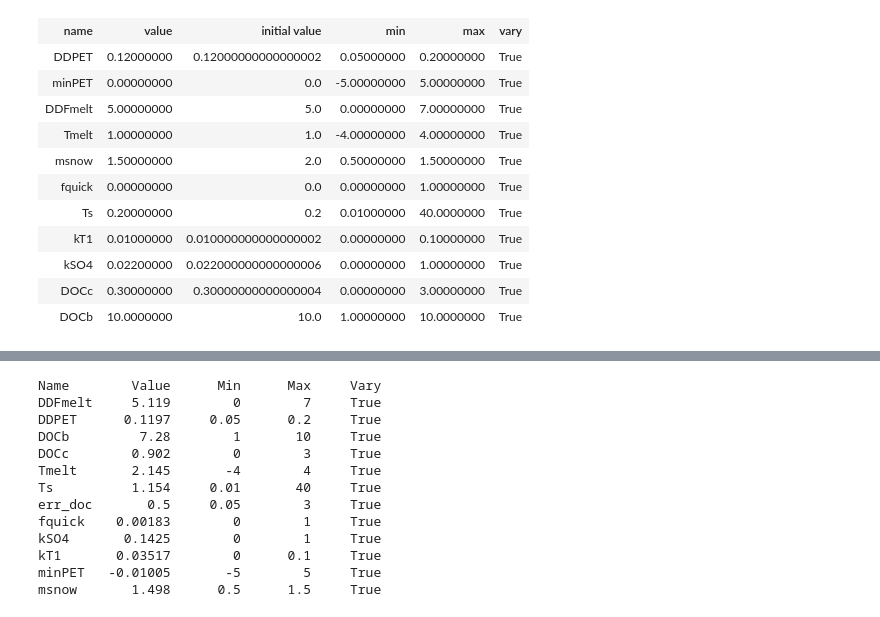
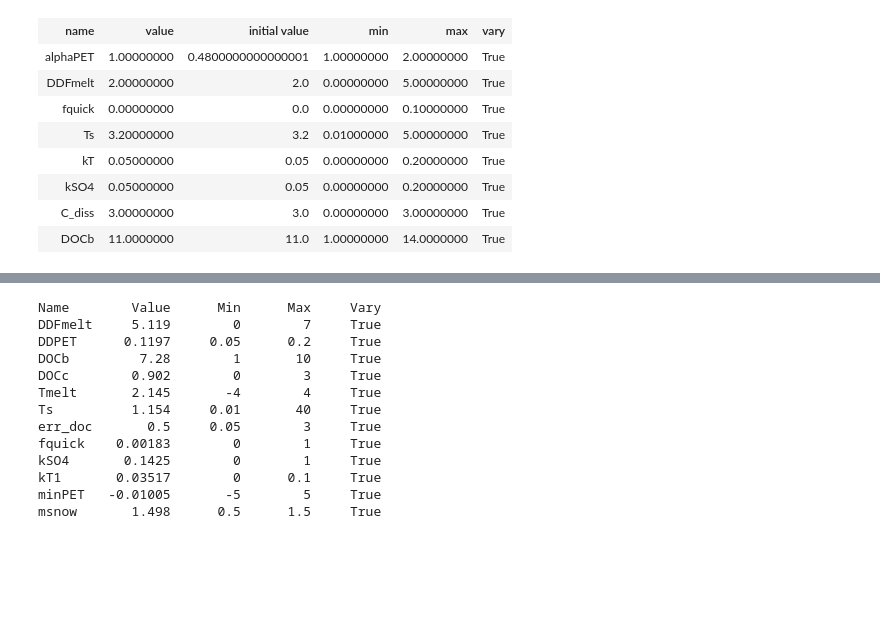
Before and after one commit to NIVANorge/Mobius, a Jupyter notebook: PythonWrapper/RegionalSimplyC/SimplyC_calibration_regional.ipynb, the cells around one changed output, grey strips where cells are left out. Drawn from its saved outputs; the diff is of its cells as text; code cells hidden in the pictures; blank space fills up the shorter version.

```diff
--- a/PythonWrapper/RegionalSimplyC/SimplyC_calibration_regional.ipynb
+++ b/PythonWrapper/RegionalSimplyC/SimplyC_calibration_regional.ipynb
@@ -24,8 +24,10 @@ wr.initialize('..\..\Applications\SimplyC\SimplyC.dll')
 calib_fpath = (r"..\mobius_calib_uncert_lmfit.py")
 cu = imp.load_source('mobius_calib_uncert_lmfit', calib_fpath)
 # %%
+location = 'Langtjern'   #Choose from Storgama, Langtjern, Birkenes
+
 # Load dataset
-dataset = wr.DataSet.setup_from_parameter_and_input_files('../../Applications/SimplyC/Storgama/params_Storgama_conc_based_creation.dat',
-                                                          '../../Applications/SimplyC/Storgama/inputs_Storgama.dat')
+dataset = wr.DataSet.setup_from_parameter_and_input_files('../../Applications/SimplyC/%s/params_%s_regional.dat' % (location, location),
+                                                          '../../Applications/SimplyC/%s/inputs_%s.dat' % (location, location))
 # %%
 # List of simulated and observed variables to investigate for Morsa
@@ -72,8 +82,10 @@ Number of observations: 1360
 # %%
 # Get params to be calibrated
 vars = [
-    0,1,3,4,5,6,13,
-    24,25,26,27
+    2, 6,                #hydrology-related
+    9, 16,               #hydrology-related
+    #21, 22,              #lake-related (Storgama only)
+    26, 27, 28, 29       #carbon-related
 ]
 
 calib_df = param_df.loc[vars].reset_index(drop=True)
@@ -118,36 +113,24 @@ calib_df['short_name'] = [
 params = cu.parameter_df_to_lmfit(calib_df)
 
 
-params['kT1'].min = 0.0
-params['kT1'].max = 0.1
-#params['kT2'].min = -0.1
-#params['kT2'].max = 0.5
+params['kT'].min = 0.0
+params['kT'].max = 0.2
 
 params['kSO4'].min = 0.0
-params['kSO4'].max = 1.0
+params['kSO4'].max = 0.2
 
-#params['Fc'].max = 200.0
-params['DOCc'].max = 3.0
+params['C_diss'].max = 3.0
+
 params['DOCb'].min = 1.0
-params['DOCb'].max = 10.0
+params['DOCb'].max = 14.0
 
-#params['cEq'].min = 1.0
-#params['cEq'].max = 1000.0
 
-# Optionally refine prior ranges
-#params['DDFmelt'].min = 0.05
-#params['DDFmelt'].max = 4
+params['fquick'].min = 0.0
+params['fquick'].max = 0.1
 
-#params['fquick'].min = 0.0
-#params['fquick'].max = 0.2
+params['Ts'].max = 5.0
 
-#params['Ts'].max = 15
-
-#params['T_g'].max = 200
-
-#params['DOCsoilT'].max = 2.0
-
-params['DDFmelt'].max = 7.0
+#params['alphaPET'].max = 3.0
 
 params
 # %% [output]
@@ -156,17 +137,14 @@ WARNING: Parameter 'DDFmelt' was initialised at the limit of its range. Gradient
 WARNING: Parameter 'fquick' was initialised at the limit of its range. Gradient-based optimisers find this difficult.
          Consider setting (min < value < max) instead?
 | name | value | initial value | min | max | vary |
-| DDPET | 0.12000000 | 0.12000000000000002 | 0.05000000 | 0.20000000 | True |
-| minPET | 0.00000000 | 0.0 | -5.00000000 | 5.00000000 | True |
-| DDFmelt | 5.00000000 | 5.0 | 0.00000000 | 7.00000000 | True |
-| Tmelt | 1.00000000 | 1.0 | -4.00000000 | 4.00000000 | True |
-| msnow | 1.50000000 | 2.0 | 0.50000000 | 1.50000000 | True |
-| fquick | 0.00000000 | 0.0 | 0.00000000 | 1.00000000 | True |
-| Ts | 0.20000000 | 0.2 | 0.01000000 | 40.0000000 | True |
-| kT1 | 0.01000000 | 0.010000000000000002 | 0.00000000 | 0.10000000 | True |
-| kSO4 | 0.02200000 | 0.022000000000000006 | 0.00000000 | 1.00000000 | True |
-| DOCc | 0.30000000 | 0.30000000000000004 | 0.00000000 | 3.00000000 | True |
-| DOCb | 10.0000000 | 10.0 | 1.00000000 | 10.0000000 | True |
+| alphaPET | 1.00000000 | 0.4800000000000001 | 1.00000000 | 2.00000000 | True |
+| DDFmelt | 2.00000000 | 2.0 | 0.00000000 | 5.00000000 | True |
+| fquick | 0.00000000 | 0.0 | 0.00000000 | 0.10000000 | True |
+| Ts | 3.20000000 | 3.2 | 0.01000000 | 5.00000000 | True |
+| kT | 0.05000000 | 0.05 | 0.00000000 | 0.20000000 | True |
+| kSO4 | 0.05000000 | 0.05 | 0.00000000 | 0.20000000 | True |
+| C_diss | 3.00000000 | 3.0 | 0.00000000 | 3.00000000 | True |
+| DOCb | 11.0000000 | 11.0 | 1.00000000 | 14.0000000 | True |
 # %%
 def normal_weight(series) :
     size = np.count_nonzero(~np.isnan(series))
```
Also changed, not shown: parts of 10 cells of this notebook, 9 other files.
